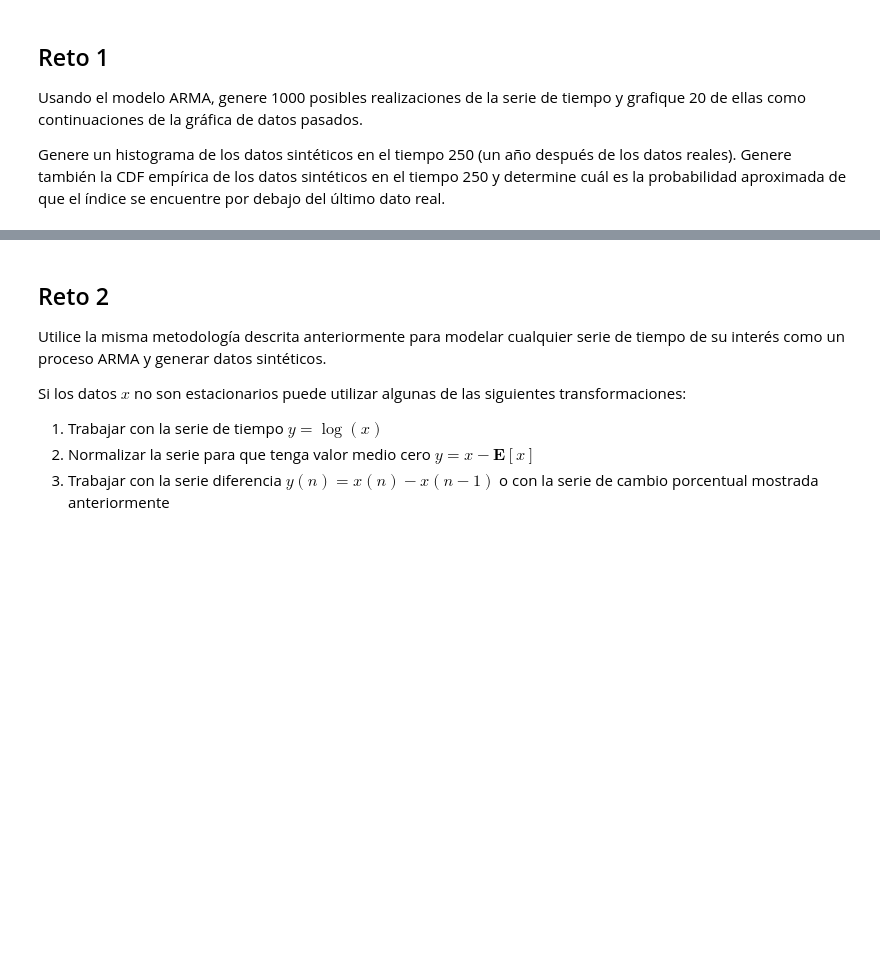
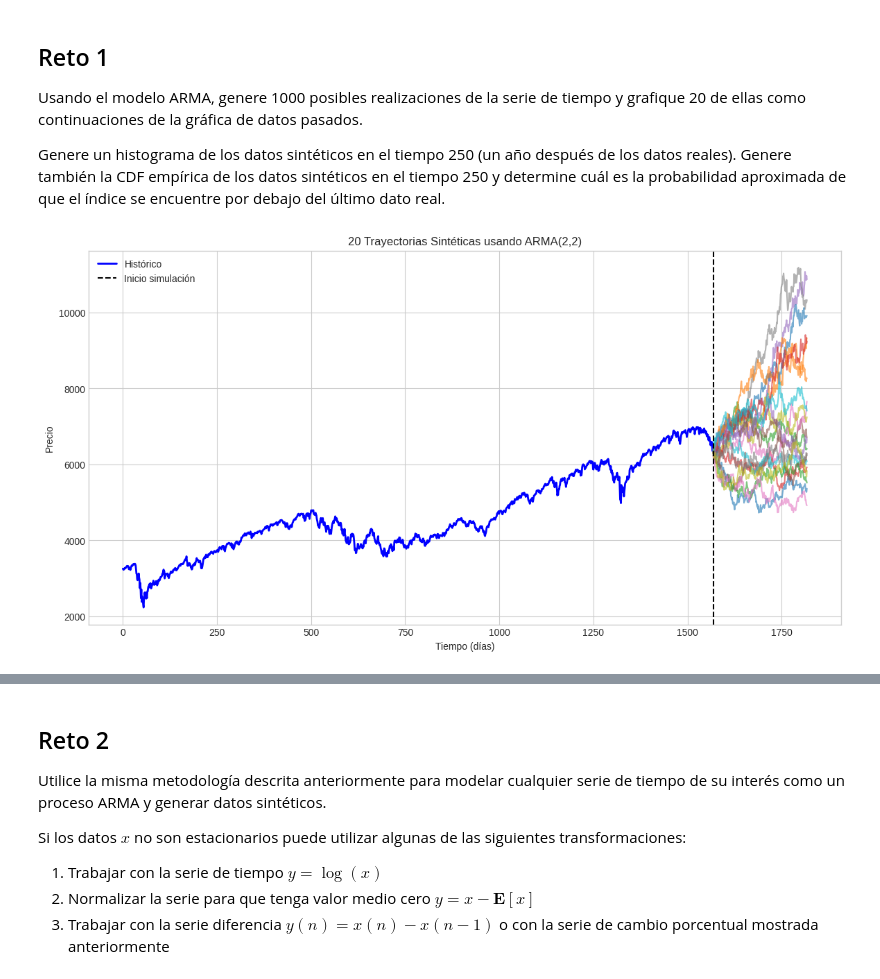
Before and after one commit to Samu24042/CienciaDeDatos, a Jupyter notebook: ciencia_de_datos_semana_7_modelos_arma.ipynb, the cells around one changed output, grey strips where cells are left out. Saved outputs shown, nothing was run; the diff lists cells and outputs as text; code cells hidden in the pictures; blank space fills up the shorter version.

```diff
--- a/ciencia_de_datos_semana_7_modelos_arma.ipynb
+++ b/ciencia_de_datos_semana_7_modelos_arma.ipynb
@@ -201,3 +201,84 @@ Sin embargo, las realizaciones del proceso ARIMA no consideran los datos inmedia
 Usando el modelo ARMA, genere 1000 posibles realizaciones de la serie de tiempo y grafique 20 de ellas como continuaciones de la gráfica de datos pasados.
 
 Genere un histograma de los datos sintéticos en el tiempo 250 (un año después de los datos reales). Genere también la CDF empírica de los datos sintéticos en el tiempo 250 y determine cuál es la probabilidad aproximada de que el índice se encuentre por debajo del último dato real.
+# %%
+n_simulaciones = 1000
+dias_simulacion = 250
+
+precio_inicial = precios.iloc[-1]
+ultimo_precio_real = precio_inicial
+
+# Matriz para guardar trayectorias
+trayectorias = np.zeros((n_simulaciones, dias_simulacion))
+
+# GENERAR 1000 REALIZACIONES
+for i in range(n_simulaciones):
+
+    # Simular rendimientos media cero
+    rend_mc = resultado_arma.simulate(nsimulations=dias_simulacion)
+
+    # Añadir media histórica
+    rend = rend_mc + media_rendimientos
+
+    # Reconstrucción de precios
+    precios_sim = precio_inicial * (1 + rend / 100).cumprod()
+
+    trayectorias[i, :] = precios_sim.values
+
+# GRAFICAR 20 REALIZACIONES COMO CONTINUACIÓN
+
+plt.figure(figsize=(14,7))
+
+# Datos históricos
+plt.plot(np.arange(len(precios)), precios.values,
+         color='blue', linewidth=2, label='Histórico')
+
+# 20 trayectorias
+for i in range(20):
+    plt.plot(np.arange(len(precios), len(precios)+dias_simulacion),
+             trayectorias[i,:],
+             alpha=0.6)
+
+plt.axvline(len(precios), color='black', linestyle='--', label='Inicio simulación')
+plt.title("20 Trayectorias Sintéticas usando ARMA(2,2)")
+plt.xlabel("Tiempo (días)")
+plt.ylabel("Precio")
+plt.legend()
+plt.show()
+
+# HISTOGRAMA DEL PRECIO EN t = 250
+precios_t250 = trayectorias[:, -1]
+
+plt.figure(figsize=(12,6))
+plt.hist(precios_t250, bins=40, edgecolor='black', alpha=0.75)
+plt.axvline(ultimo_precio_real, color='red', linestyle='--', linewidth=2, label='Último precio real')
+plt.title("Distribución del Precio Sintético en t = 250")
+plt.xlabel("Precio")
+plt.ylabel("Frecuencia")
+plt.legend()
+plt.show()
+
+# 4. CDF EMPÍRICA
+x = np.sort(precios_t250)
+cdf = np.arange(1, len(x)+1) / len(x)
+
+plt.figure(figsize=(12,6))
+plt.plot(x, cdf, color='purple', linewidth=2)
+plt.axvline(ultimo_precio_real, color='red', linestyle='--', label='Último precio real')
+plt.title("CDF Empírica del Precio en t = 250")
+plt.xlabel("Precio")
+plt.ylabel("Probabilidad acumulada")
+plt.legend()
+plt.grid(True)
+plt.show()
+
+
+# 5. PROBABILIDAD INDICE BAJO ULTIMO DATO REAL
+probabilidad = np.mean(precios_t250 < ultimo_precio_real)
+
+print(f"Último precio real: {ultimo_precio_real:.2f}")
+print(f"Probabilidad aproximada de caer por debajo de ese valor en t=250:")
+print(f"P(X < {ultimo_precio_real:.2f}) = {probabilidad:.4f}")
+print(f"Equivale a {probabilidad*100:.2f}%")
+# %% [output]
+[figure, added]
```
Also changed, not shown: parts of 8 cells of this notebook.
